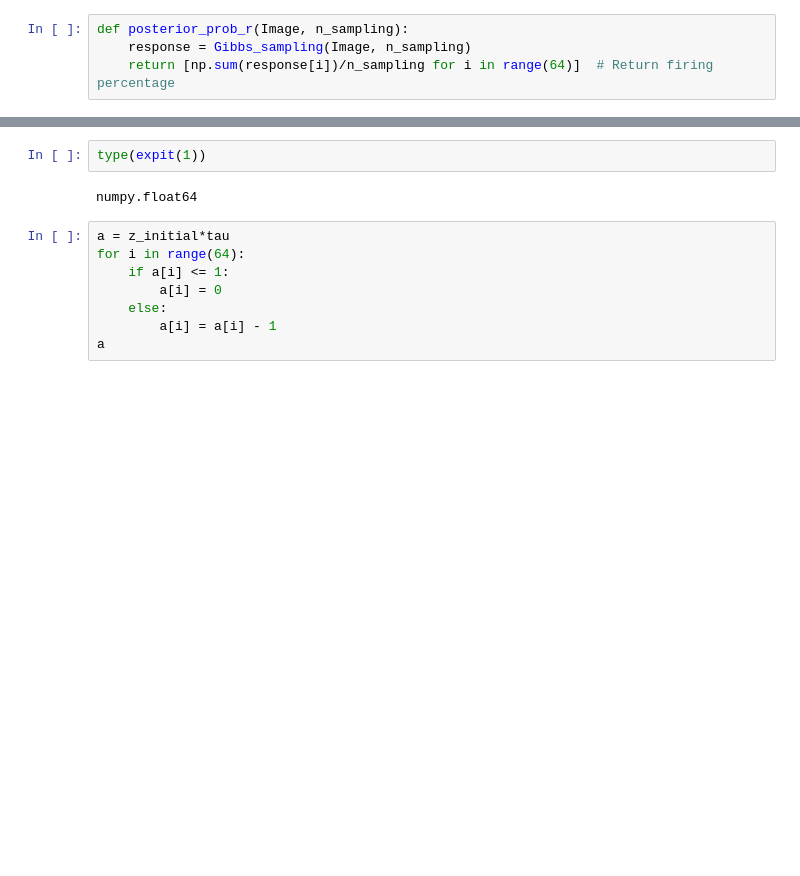
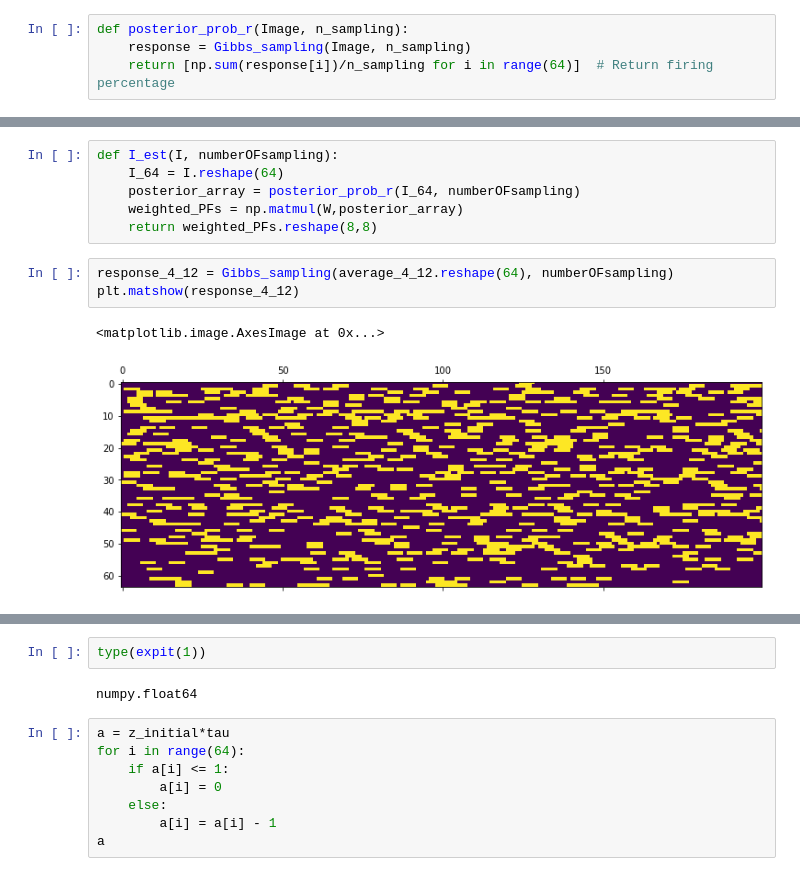
Before and after one commit to yavuz-s/Final-Project-phy527, a Jupyter notebook: Final Project - Sampling.ipynb, the cells around one changed output, grey strips where cells are left out. Cells and saved outputs as stored; diff of their text form; blank space fills up the shorter version.

```diff
--- a/Final Project - Sampling.ipynb
+++ b/Final Project - Sampling.ipynb
@@ -109,0 +150,12 @@ Text(0, 0.5, 'Neuron number')
+# %%
+def I_est(I, numberOFsampling):
+    I_64 = I.reshape(64)
+    posterior_array = posterior_prob_r(I_64, numberOFsampling)
+    weighted_PFs = np.matmul(W,posterior_array)
+    return weighted_PFs.reshape(8,8)
+# %%
+response_4_12 = Gibbs_sampling(average_4_12.reshape(64), numberOFsampling)
+plt.matshow(response_4_12)
+# %% [output]
+<matplotlib.image.AxesImage at 0x...>
+[figure, added]
```
Also changed, not shown: parts of 16 cells of this notebook.
